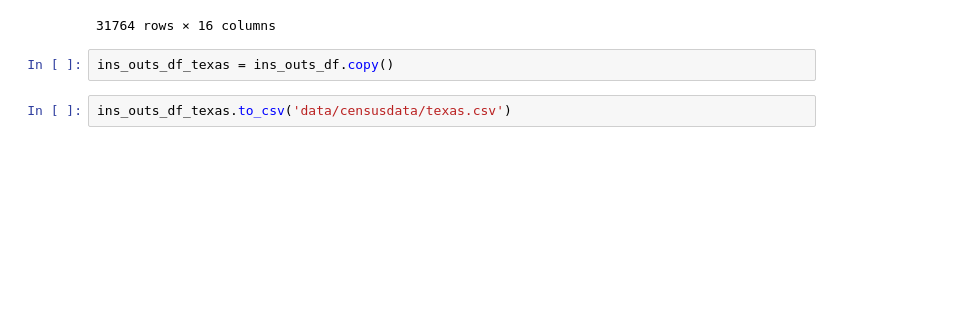
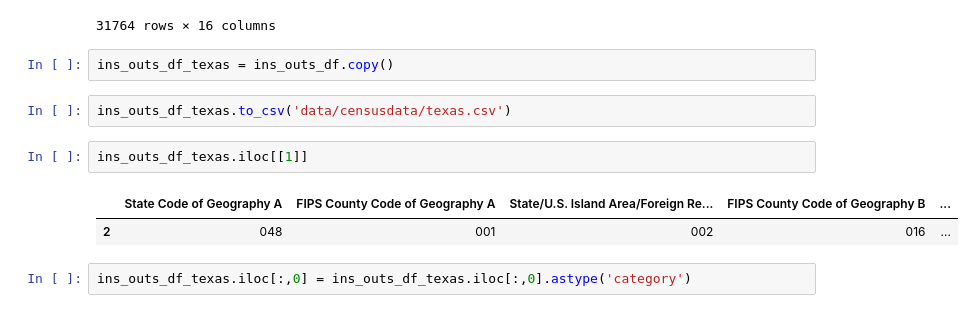
Before and after one commit to randallb15/City-Data, a Jupyter notebook: Testing.ipynb, the cells around one changed output. Saved outputs shown, nothing was run; the diff lists cells and outputs as text; blank space fills up the shorter version.

```diff
--- a/Testing.ipynb
+++ b/Testing.ipynb
@@ -151,3 +151,10 @@ ins_outs_df
 ins_outs_df_texas = ins_outs_df.copy()
 # %%
 ins_outs_df_texas.to_csv('data/censusdata/texas.csv')
+# %%
+ins_outs_df_texas.iloc[[1]]
+# %% [output]
+|  | State Code of Geography A | FIPS County Code of Geography A | State/U.S. Island Area/Foreign Re... | FIPS County Code of Geography B | ... |
+| 2 | 048 | 001 | 002 | 016 | ... |
+# %%
+ins_outs_df_texas.iloc[:,0] = ins_outs_df_texas.iloc[:,0].astype('category')
```
Also changed, not shown: parts of 7 cells of this notebook.
